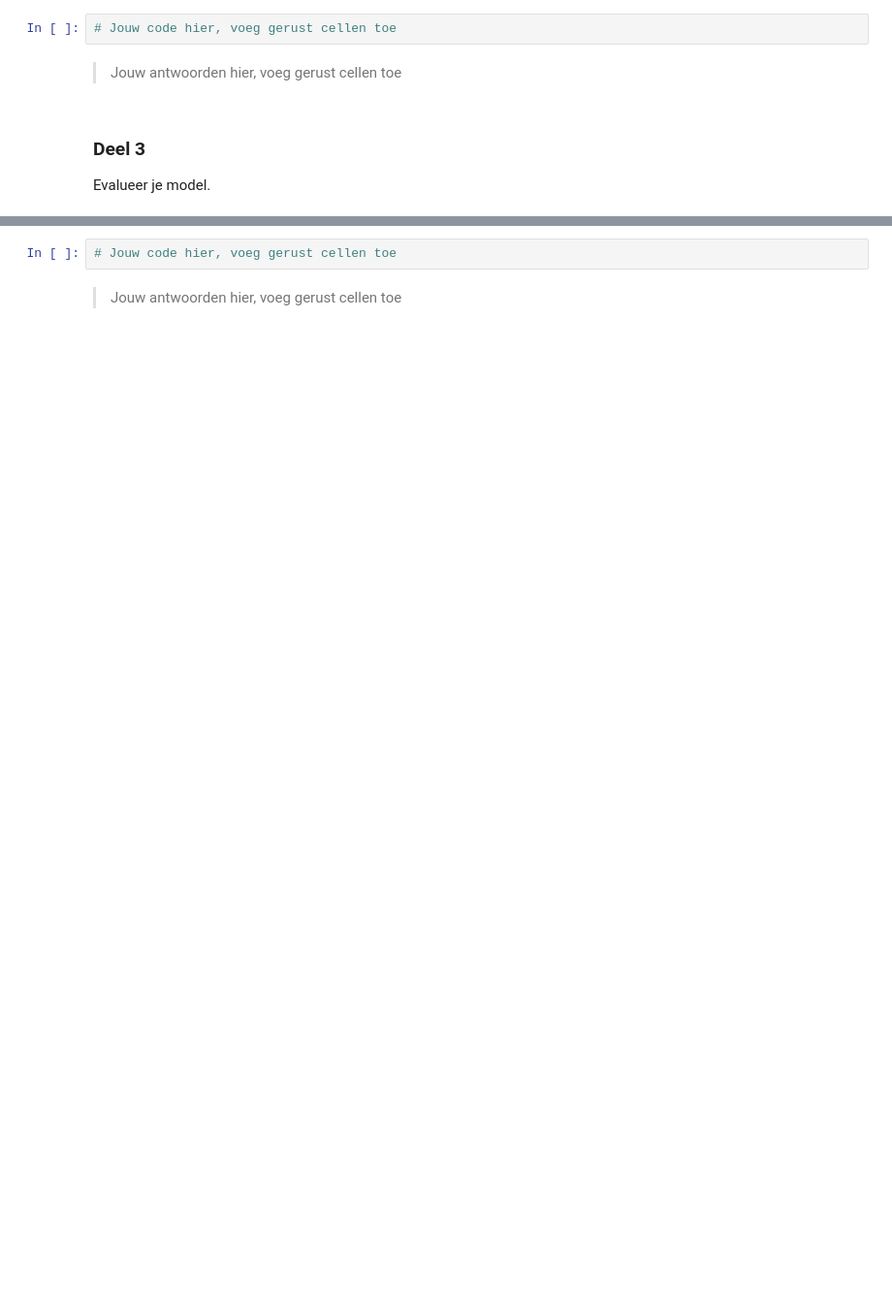
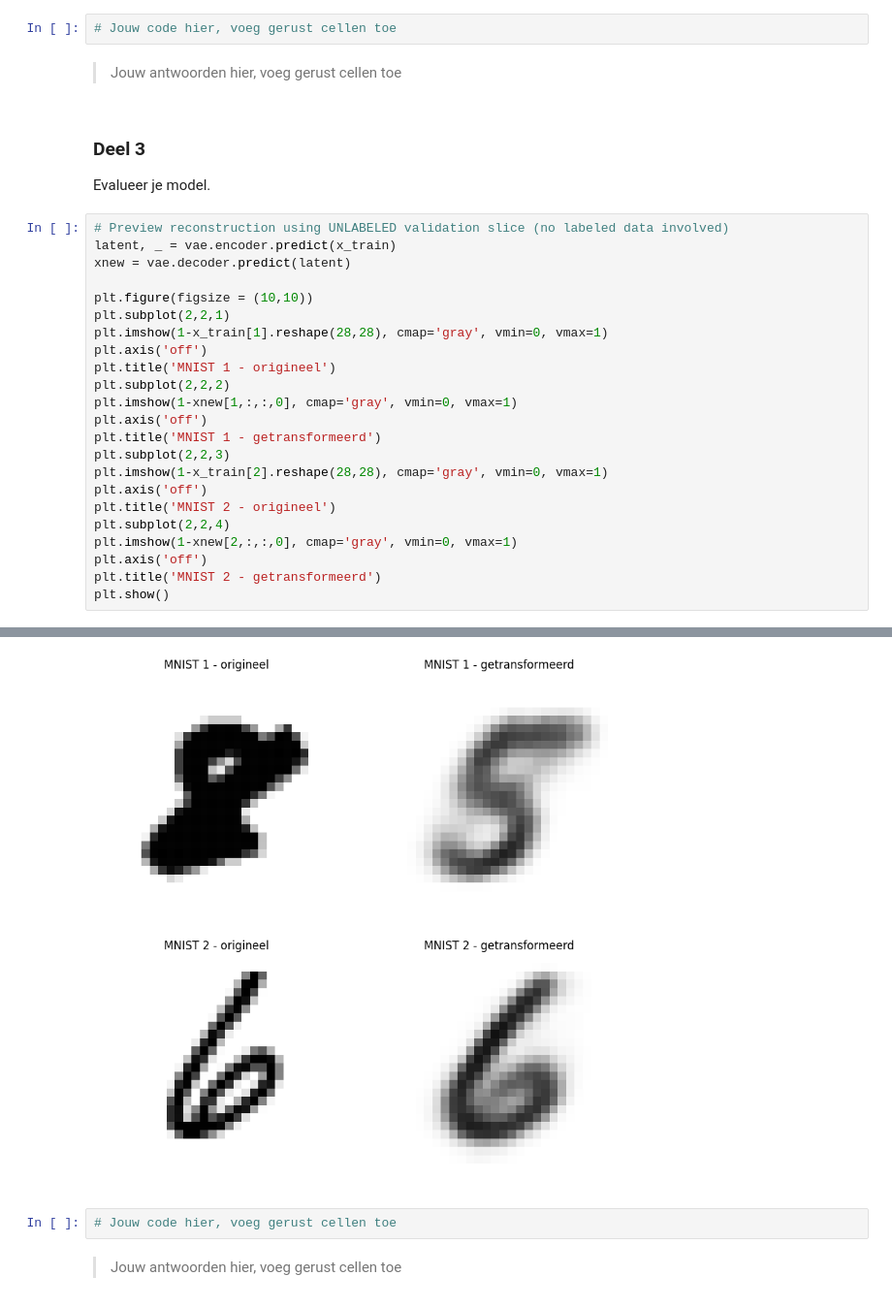
Before and after one commit to FrankVanDerVelde/master_applied-artificial_intelligence, a Jupyter notebook: methoden_en_technieken/datapunt_4/M&T_opdracht_Datapunt2b.ipynb, the cells around one changed output, grey strips where cells are left out. Shown at 97% size. Saved outputs shown, nothing was run; the diff lists cells and outputs as text; blank space fills up the shorter version.

```diff
--- a/methoden_en_technieken/datapunt_4/M&T_opdracht_Datapunt2b.ipynb
+++ b/methoden_en_technieken/datapunt_4/M&T_opdracht_Datapunt2b.ipynb
@@ -69,3 +353,27 @@ Maak een eerste model en verbeter dit via een iteratief en systematisch proces.
 ### Deel 3
 
 Evalueer je model.
+# %%
+# Preview reconstruction using UNLABELED validation slice (no labeled data involved)
+latent, _ = vae.encoder.predict(x_train)
+xnew = vae.decoder.predict(latent)
+
+plt.figure(figsize = (10,10))
+plt.subplot(2,2,1)
+plt.imshow(1-x_train[1].reshape(28,28), cmap='gray', vmin=0, vmax=1)
+plt.axis('off')
+plt.title('MNIST 1 - origineel')
+plt.subplot(2,2,2)
+plt.imshow(1-xnew[1,:,:,0], cmap='gray', vmin=0, vmax=1)
+plt.axis('off')
+plt.title('MNIST 1 - getransformeerd')
+plt.subplot(2,2,3)
+plt.imshow(1-x_train[2].reshape(28,28), cmap='gray', vmin=0, vmax=1)
+plt.axis('off')
+plt.title('MNIST 2 - origineel')
+plt.subplot(2,2,4)
+plt.imshow(1-xnew[2,:,:,0], cmap='gray', vmin=0, vmax=1)
+plt.axis('off')
+plt.title('MNIST 2 - getransformeerd')
+plt.show()
+# %% [output]
@@ -72,3 +382,4 @@ Evalueer je model.
+[figure, added]
 # %%
 # Jouw code hier, voeg gerust cellen toe
 # %% [markdown]
```
Also changed, not shown: parts of 16 cells of this notebook, 2 other files.
